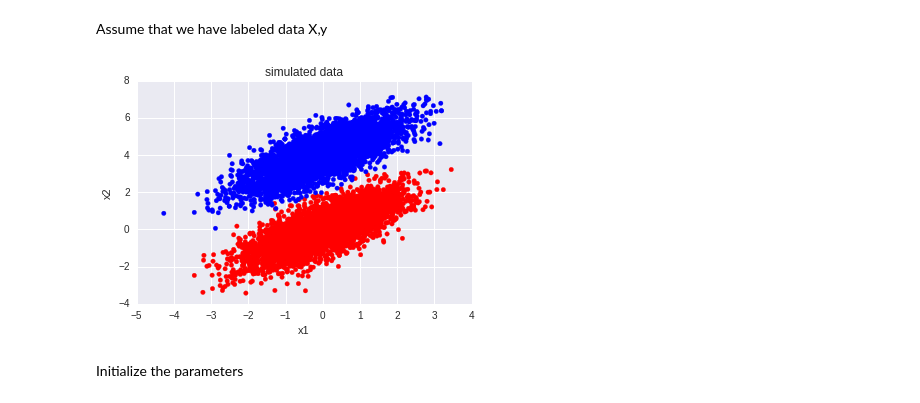
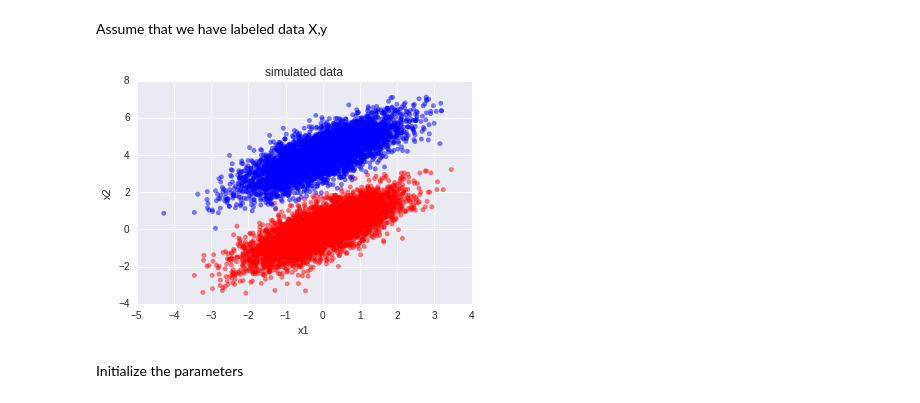
Before and after one commit to hncpr1992/machine_learning_from_scratch, a Jupyter notebook: Logistic.ipynb, the cells around one changed output. Cells and saved outputs as stored; diff of their text form; code cells hidden in the pictures.

```diff
--- a/Logistic.ipynb
+++ b/Logistic.ipynb
@@ -30,13 +30,13 @@ y = np.hstack((np.zeros(num_observations, dtype='int32'),
 # %%
 # visualize the simulation
 colorPlate = {0:"red",1:"blue"}
 colors = [colorPlate[c] for c in y]
-plt.scatter(X[:,0], X[:,1], color = colors);
+plt.scatter(X[:,0], X[:,1], color = colors, alpha=0.5);
 plt.title("simulated data");
 plt.xlabel("x1");
 plt.ylabel("x2");
 # %% [output]
-[figure, old version]
+[figure, new version]
 # %% [markdown]
 Initialize the parameters
 # %%
```
Also changed, not shown: parts of 16 cells of this notebook.
